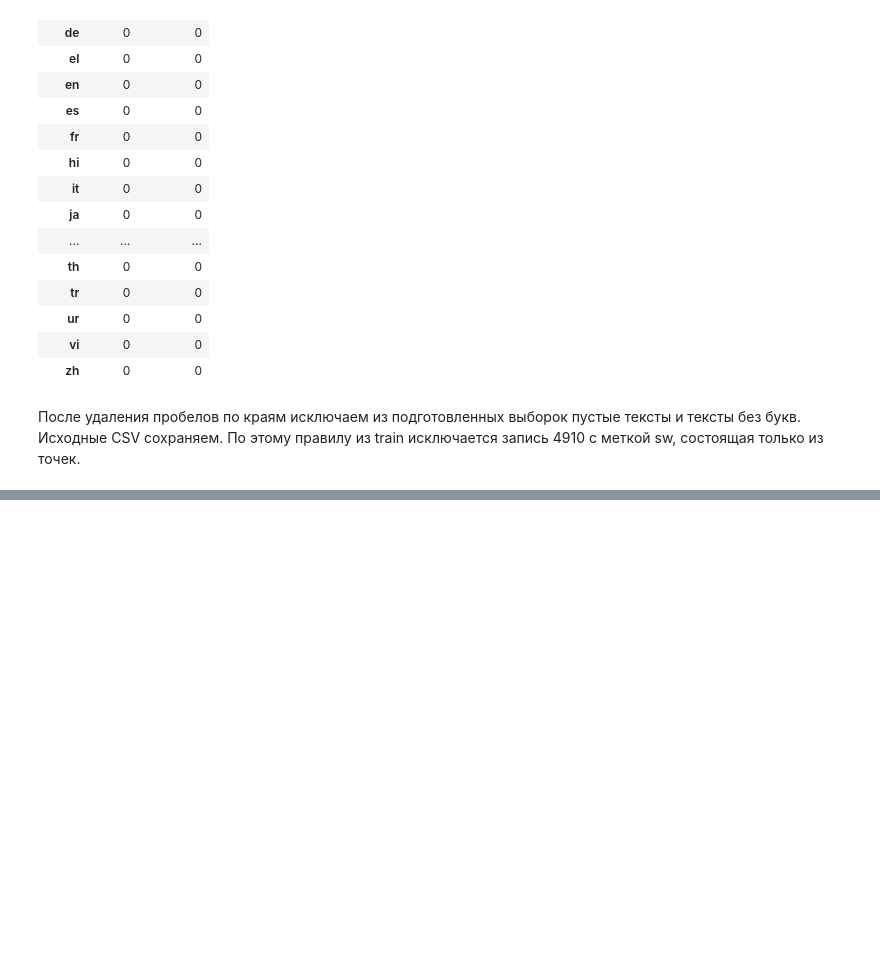
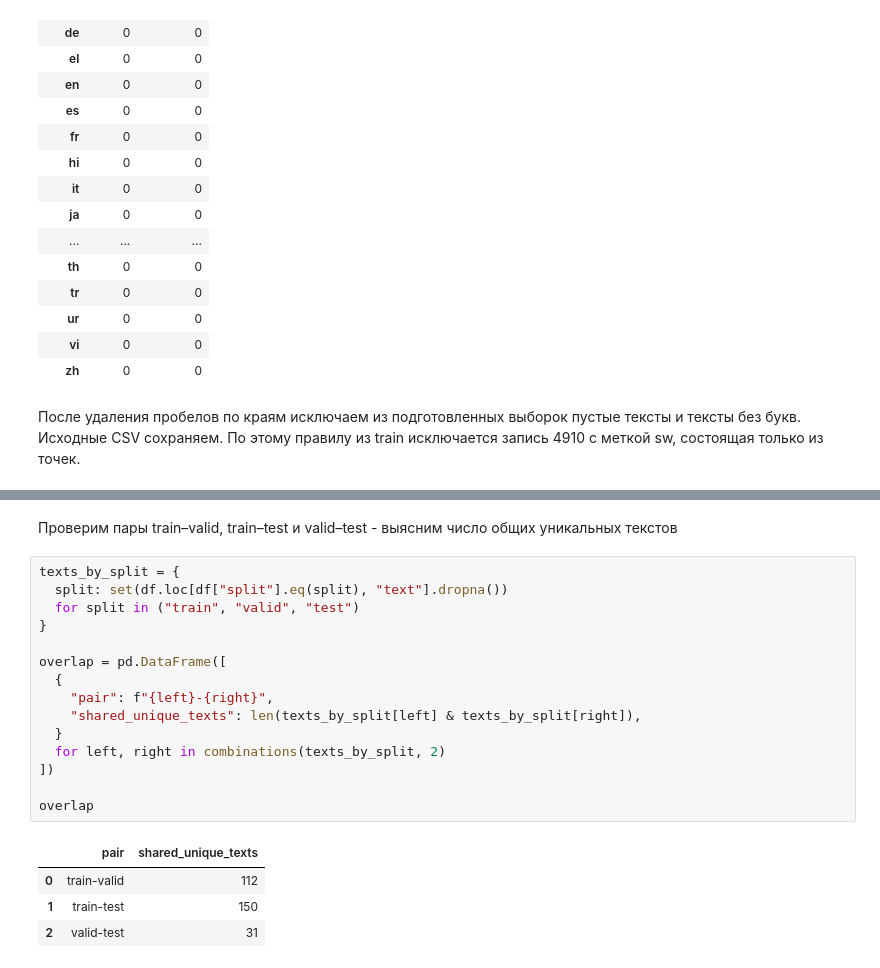
Before and after one commit to glitch-prog/lang-id, a Jupyter notebook: notebooks/01_eda.ipynb, the cells around one changed output, grey strips where cells are left out. Cells and saved outputs as stored; diff of their text form; blank space fills up the shorter version.

Commit message:
feat:  checked pairs of csv

```diff
--- a/notebooks/01_eda.ipynb
+++ b/notebooks/01_eda.ipynb
@@ -245,3 +246,25 @@ display(pd.DataFrame(summary).set_index("split"))
 | train | 829 | 1022 |
 | valid | 900 | 1010 |
 | test | 638 | 667 |
+# %% [markdown]
+Проверим пары train–valid, train–test и valid–test - выясним число общих уникальных текстов
+# %%
+texts_by_split = {
+  split: set(df.loc[df["split"].eq(split), "text"].dropna())
+  for split in ("train", "valid", "test")
+}
+
+overlap = pd.DataFrame([
+  {
+    "pair": f"{left}-{right}",
+    "shared_unique_texts": len(texts_by_split[left] & texts_by_split[right]),
+  }
+  for left, right in combinations(texts_by_split, 2)
+])
+
+overlap
+# %% [output]
+|  | pair | shared_unique_texts |
+| 0 | train-valid | 112 |
+| 1 | train-test | 150 |
+| 2 | valid-test | 31 |
```
Also changed, not shown: parts of 2 cells of this notebook, 1 other file.
